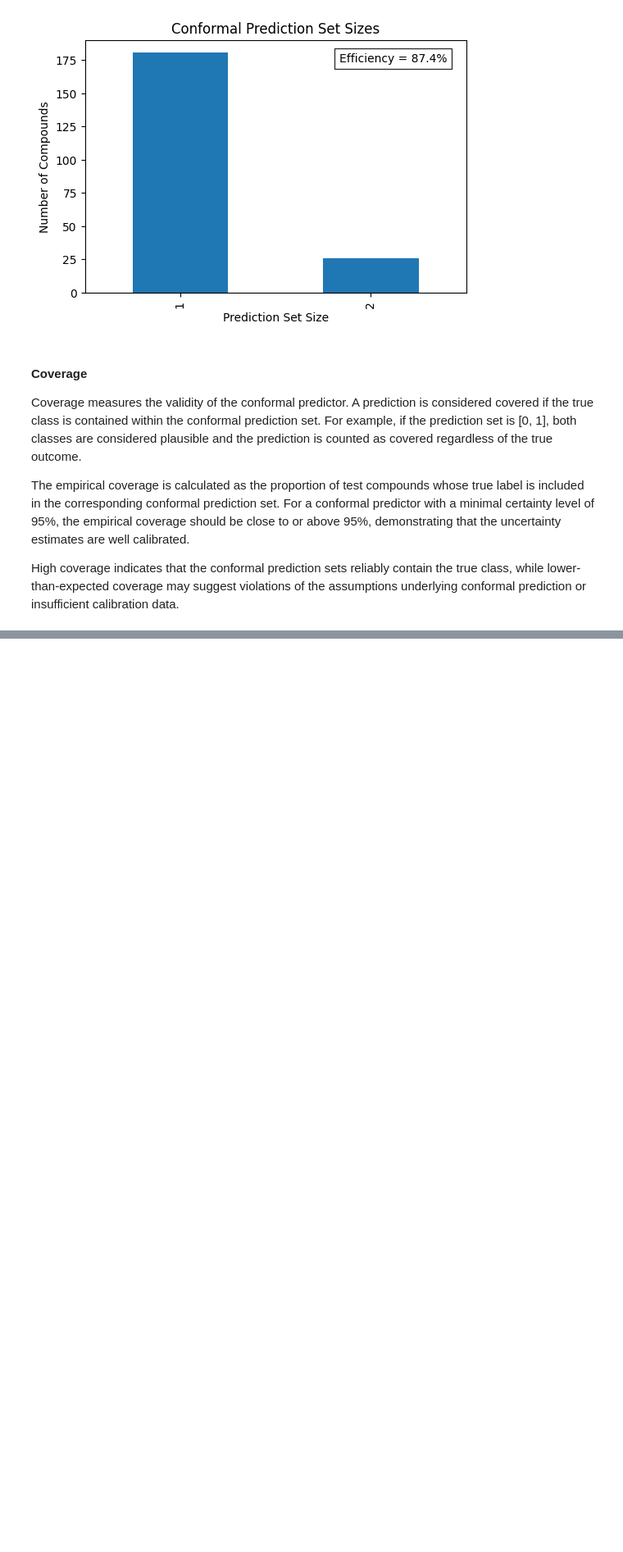
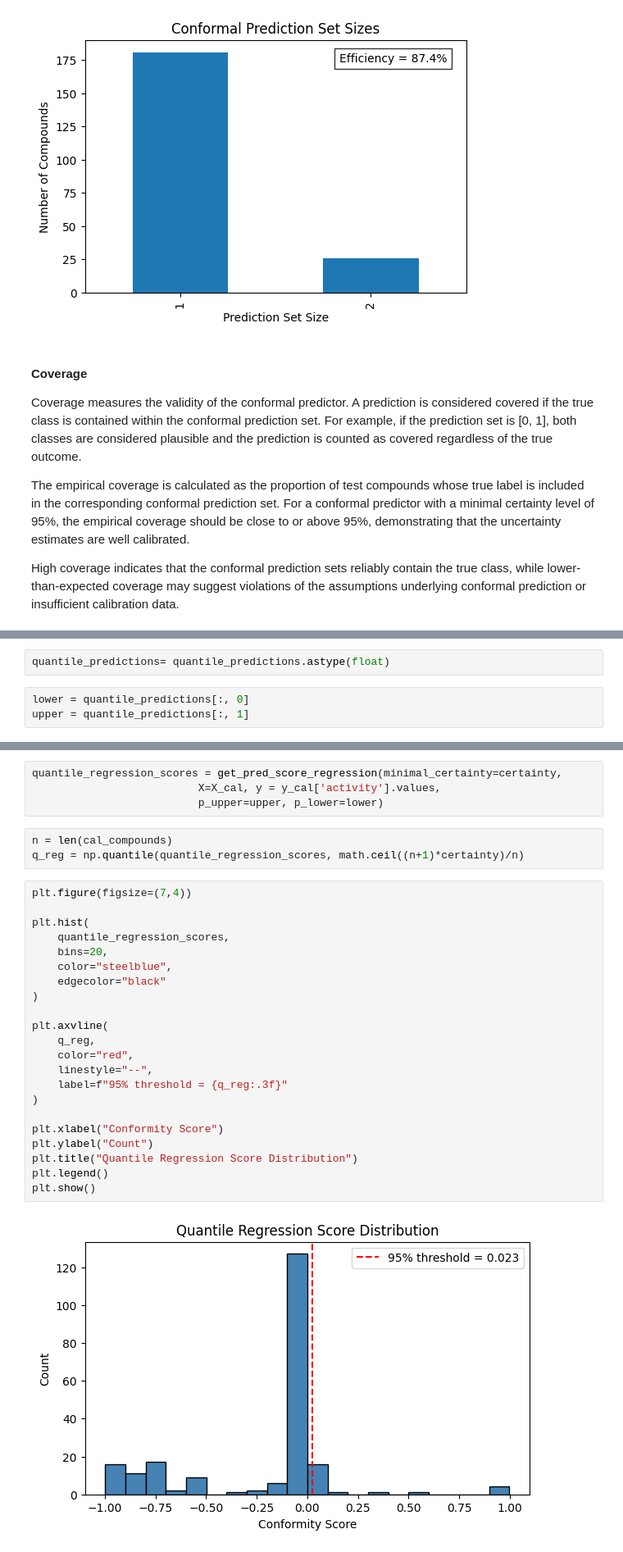
Before and after one commit to volkamerlab/Trustworthy_ML_Workshop, a Jupyter notebook: notebooks/inductive_CP.ipynb, the cells around one changed output, grey strips where cells are left out. Shown at 82% size. Drawn from its saved outputs; the diff is of its cells as text; blank space fills up the shorter version.

Commit message:
added regression

```diff
--- a/notebooks/inductive_CP.ipynb
+++ b/notebooks/inductive_CP.ipynb
@@ -318,0 +394,5 @@ plt.show()
+# %%
+quantile_predictions= quantile_predictions.astype(float)
+# %%
+lower = quantile_predictions[:, 0]
+upper = quantile_predictions[:, 1]
@@ -318,0 +401,31 @@ plt.show()
+# %%
+quantile_regression_scores = get_pred_score_regression(minimal_certainty=certainty,
+                          X=X_cal, y = y_cal['activity'].values,
+                          p_upper=upper, p_lower=lower)
+# %%
+n = len(cal_compounds)
+q_reg = np.quantile(quantile_regression_scores, math.ceil((n+1)*certainty)/n)
+# %%
+plt.figure(figsize=(7,4))
+
+plt.hist(
+    quantile_regression_scores,
+    bins=20,
+    color="steelblue",
+    edgecolor="black"
+)
+
+plt.axvline(
+    q_reg,
+    color="red",
+    linestyle="--",
+    label=f"95% threshold = {q_reg:.3f}"
+)
+
+plt.xlabel("Conformity Score")
+plt.ylabel("Count")
+plt.title("Quantile Regression Score Distribution")
+plt.legend()
+plt.show()
+# %% [output]
+[figure, added]
```
Also changed, not shown: parts of 36 cells of this notebook, 5 other files.
